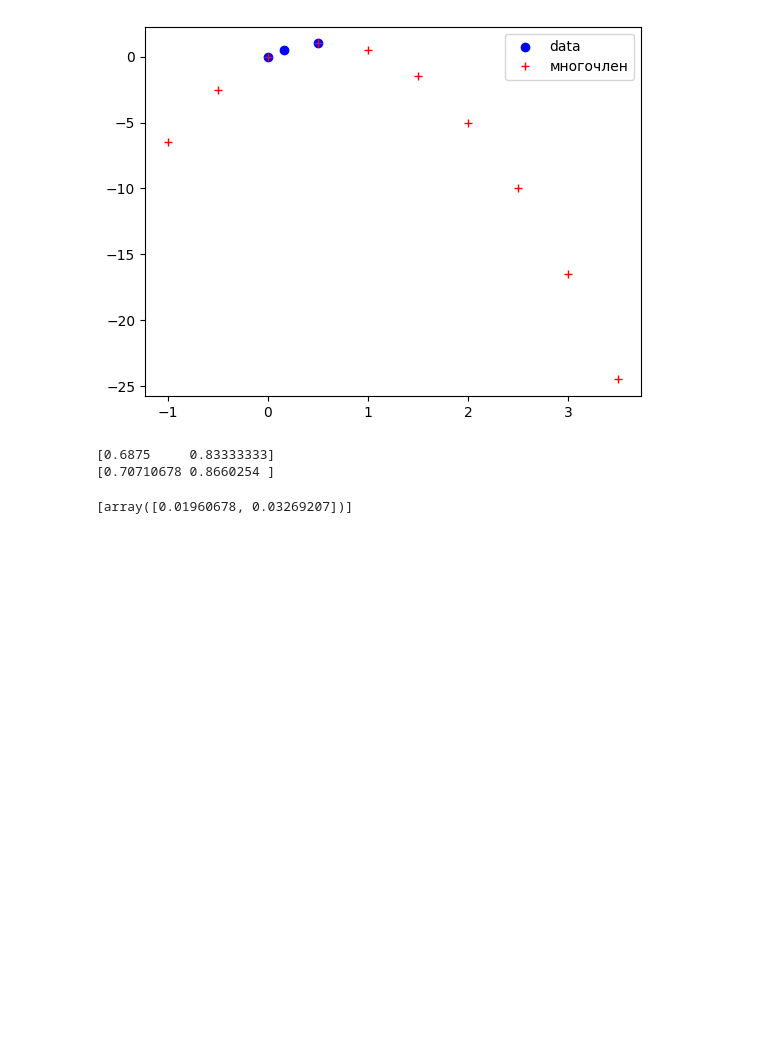
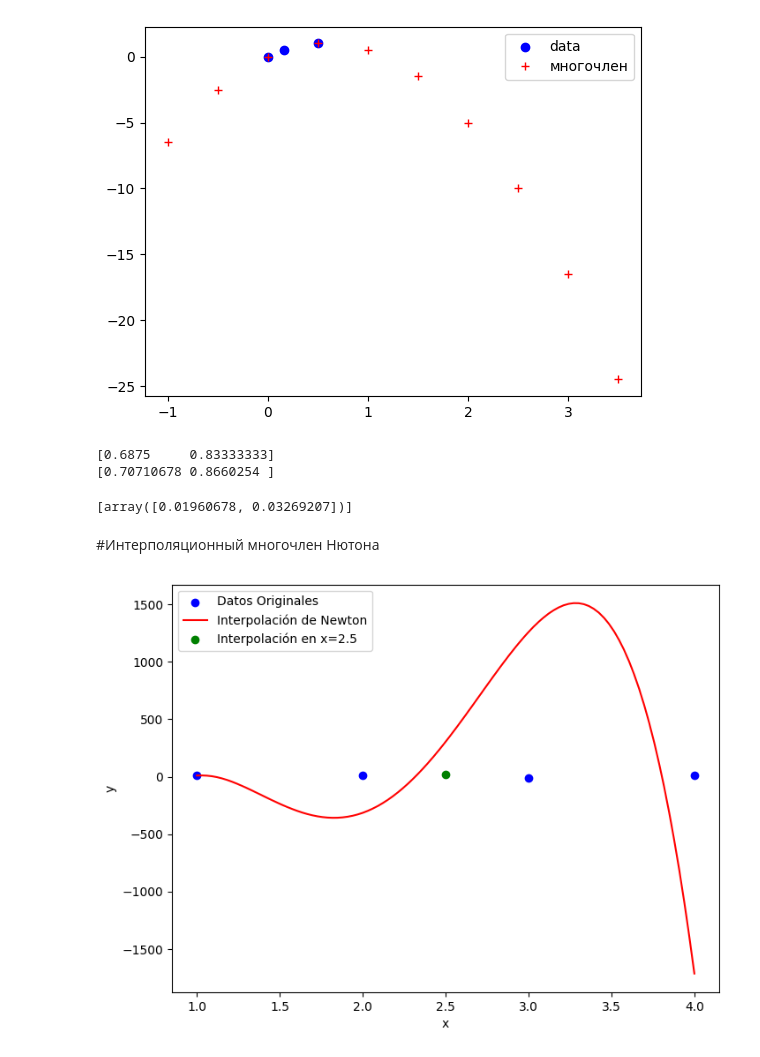
Before and after one commit to edisonc57/chislennyye-metody, a Jupyter notebook: Interpolación_Интерполяция_.ipynb, the cells around one changed output. Drawn from its saved outputs; the diff is of its cells as text; code cells hidden in the pictures; blank space fills up the shorter version.

```diff
--- a/Interpolación_Интерполяция_.ipynb
+++ b/Interpolación_Интерполяция_.ipynb
@@ -93,3 +93,64 @@ errores_absolutos = [abs(f_nodos - poly(nodos)) ]
 print(errores_absolutos)
 # %% [output]
 [array([0.01960678, 0.03269207])]
+# %% [markdown]
+#Интерполяционный многочлен Нютона
+# %%
+import numpy as np
+import matplotlib.pyplot as plt
+
+# Función para calcular los coeficientes de las diferencias divididas
+def coeficientes_diferencias_divididas(x, y):
+    n = len(x)
+    coeficientes = np.zeros(n)
+    coeficientes[0] = y[0]
+
+    for j in range(1, n):
+        for i in range(n-1, j-1, -1):
+            y[i] = (y[i] - y[i-1]) / (x[i] - x[i-j])
+        coeficientes[j] = y[j]
+    return coeficientes
+
+# Función para realizar la interpolación de Newton
+def interpolacion_newton(x, y, x_interp):
+    coeficientes = coeficientes_diferencias_divididas(x, y)
+    n = len(x) - 1
+    resultado = coeficientes[n]
+
+    for i in range(n-1, -1, -1):
+        resultado = resultado * (x_interp - x[i]) + coeficientes[i]
+    return resultado
+
+# Datos de ejemplo (puntos de interpolación)
+x = np.array([1, 2, 3, 4])
+y = np.array([10, 25, 13, 40])
+
+# Punto en el que deseas interpolar
+x_interp = 2.5
+
+# Calcular el valor interpolado en x_interp
+y_interp = interpolacion_newton(x, y, x_interp)
+
+# Visualización
+plt.figure(figsize=(8, 6))
+
+# Graficar los datos originales
+plt.scatter(x, y, color='blue', label='Datos Originales')
+
+# Graficar la interpolación
+x_grafica = np.linspace(min(x), max(x), 100)  # Generar puntos para la gráfica
+y_grafica = [interpolacion_newton(x, y, xi) for xi in x_grafica]  # Calcular valores interpolados
+plt.plot(x_grafica, y_grafica, color='red', label='Interpolación de Newton')
+
+# Marcar el punto interpolado
+plt.scatter(x_interp, y_interp, color='green', label='Interpolación en x=2.5')
+
+# Añadir etiquetas y leyenda
+plt.xlabel('x')
+plt.ylabel('y')
+plt.legend()
+
+# Mostrar la gráfica
+plt.show()
+# %% [output]
+[figure, added]
```
Also changed, not shown: parts of 15 cells of this notebook.
